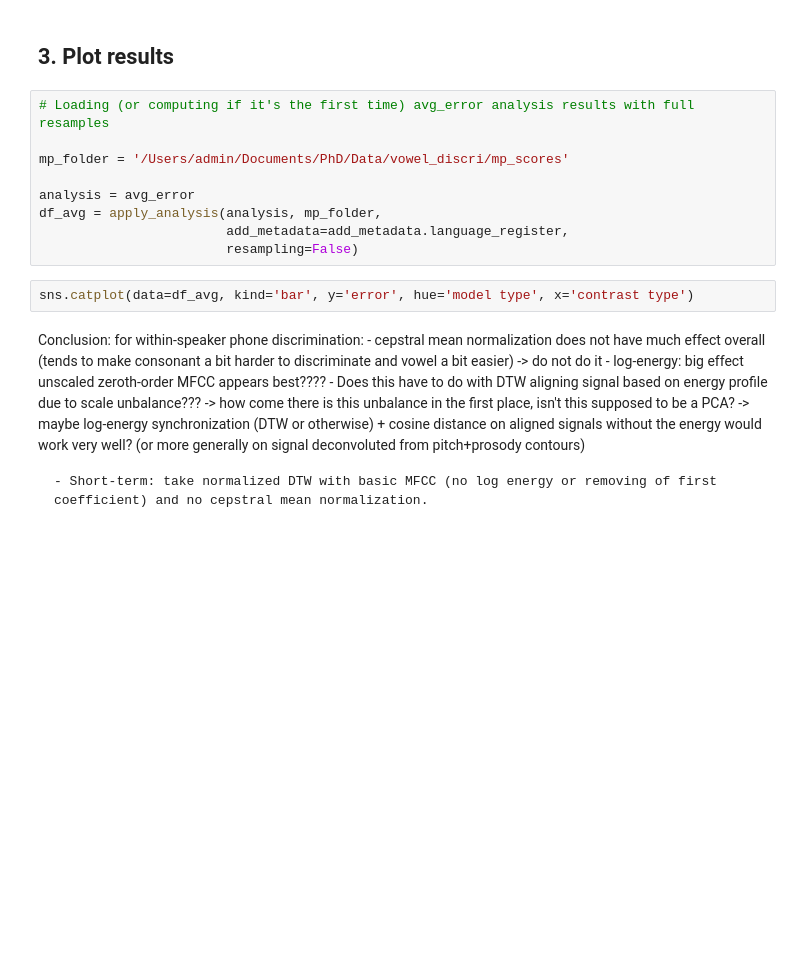
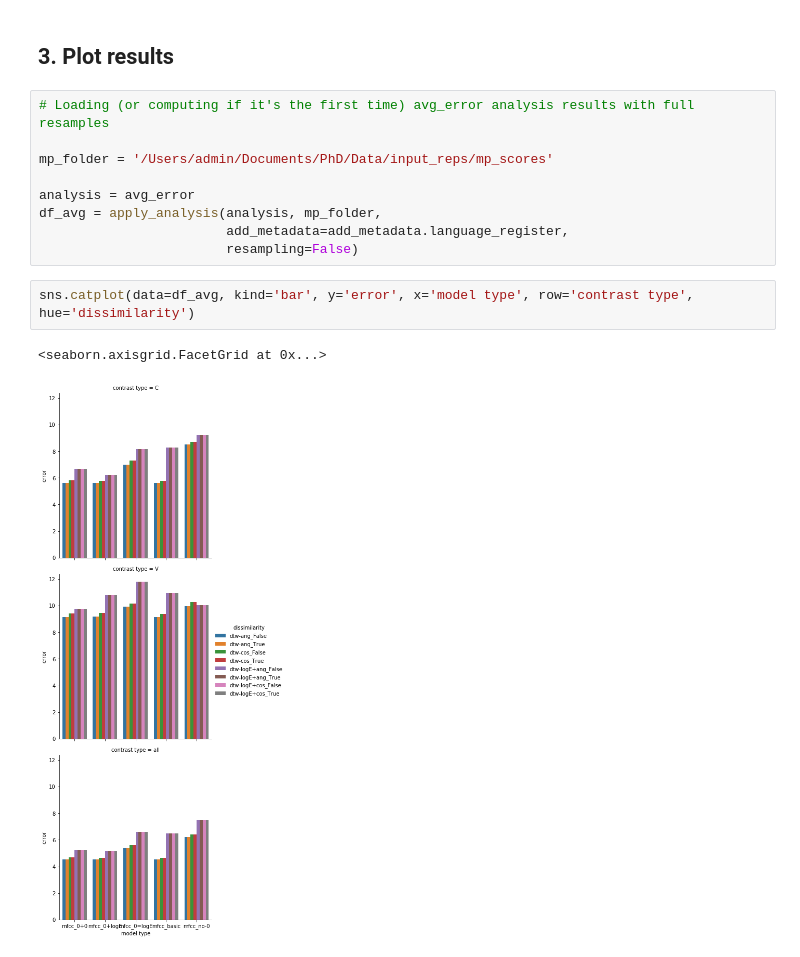
Before and after one commit to Thomas-Schatz/input_reps, a Jupyter notebook: input_reps/Better input features.ipynb, the cells around one changed output. Saved outputs shown, nothing was run; the diff lists cells and outputs as text; blank space fills up the shorter version.

```diff
--- a/input_reps/Better input features.ipynb
+++ b/input_reps/Better input features.ipynb
@@ -231,20 +292,14 @@ Done 4800 / 4871
 # %%
 # Loading (or computing if it's the first time) avg_error analysis results with full resamples
 
-mp_folder = '/Users/admin/Documents/PhD/Data/vowel_discri/mp_scores'
+mp_folder = '/Users/admin/Documents/PhD/Data/input_reps/mp_scores'
 
 analysis = avg_error
 df_avg = apply_analysis(analysis, mp_folder,
                         add_metadata=add_metadata.language_register,
                         resampling=False)
 # %%
-sns.catplot(data=df_avg, kind='bar', y='error', hue='model type', x='contrast type')
+sns.catplot(data=df_avg, kind='bar', y='error', x='model type', row='contrast type', hue='dissimilarity')
+# %% [output]
+<seaborn.axisgrid.FacetGrid at 0x...>
+[figure, added]
-# %% [markdown]
-Conclusion: for within-speaker phone discrimination:
-    - cepstral mean normalization does not have much effect overall (tends to make consonant a bit harder to discriminate and vowel a bit easier) -> do not do it
-    - log-energy: big effect unscaled zeroth-order MFCC appears best????
-        - Does this have to do with DTW aligning signal based on energy profile due to scale unbalance???
-            -> how come there is this unbalance in the first place, isn't this supposed to be a PCA?
-                -> maybe log-energy synchronization (DTW or otherwise) + cosine distance on aligned signals without the energy would work very well? (or more generally on signal deconvoluted from pitch+prosody contours)
-
-    - Short-term: take normalized DTW with basic MFCC (no log energy or removing of first coefficient) and no cepstral mean normalization.
```
Also changed, not shown: parts of 7 cells of this notebook, 2 other files.
